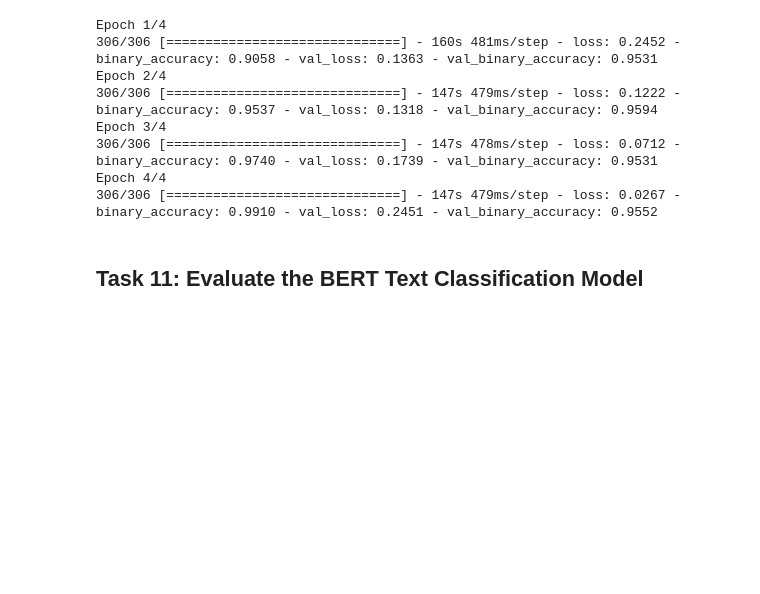
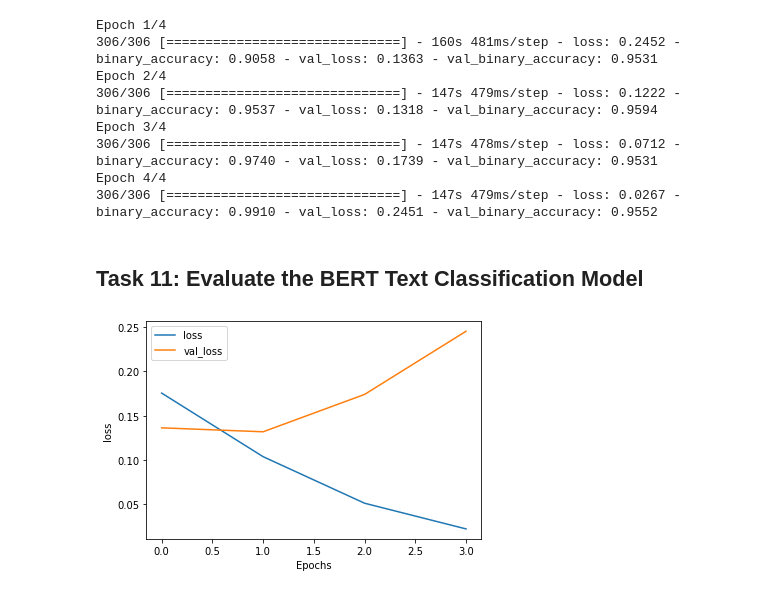
Before and after one commit to mathluva/BERT-TensorFlow, a Jupyter notebook: Fine_Tune_BERT_for_Text_Classification_with_TensorFlow.ipynb, the cells around one changed output. Saved outputs shown, nothing was run; the diff lists cells and outputs as text; code cells hidden in the pictures; blank space fills up the shorter version.

```diff
--- a/Fine_Tune_BERT_for_Text_Classification_with_TensorFlow.ipynb
+++ b/Fine_Tune_BERT_for_Text_Classification_with_TensorFlow.ipynb
@@ -384,3 +384,7 @@ def plot_graphs(history, metric):
   plt.ylabel(metric)
   plt.legend([metric, 'val_'+metric])
   plt.show()
+# %%
+plot_graphs(history, 'loss')
+# %% [output]
+[figure, added]
```
Also changed, not shown: parts of 2 cells of this notebook.
